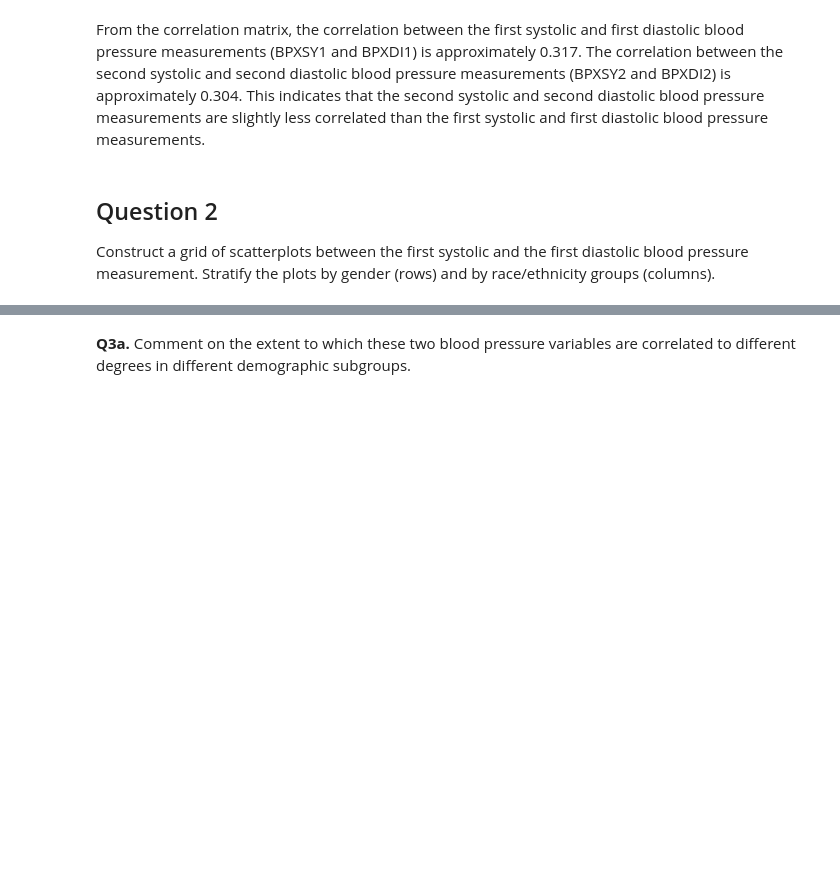
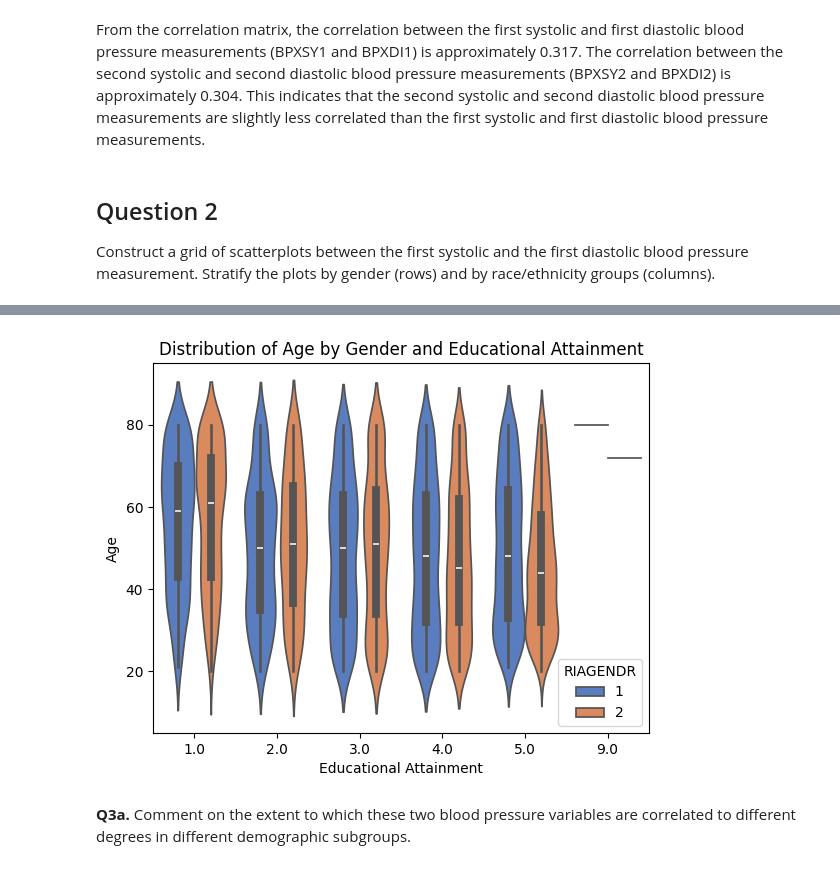
Before and after one commit to emirmaciastec/MEM_M-todos_estadisticos, a Jupyter notebook: lab3_5_nhanes_multivariate_practice.ipynb, the cells around one changed output, grey strips where cells are left out. Saved outputs shown, nothing was run; the diff lists cells and outputs as text; code cells hidden in the pictures; blank space fills up the shorter version.

```diff
--- a/lab3_5_nhanes_multivariate_practice.ipynb
+++ b/lab3_5_nhanes_multivariate_practice.ipynb
@@ -75,2 +81,11 @@ Construct a grid of scatterplots between the first systolic and the first diasto
+# %%
+# Use violin plots to compare age distributions by gender and educational attainment
+sns.violinplot(x="DMDEDUC2", y="RIDAGEYR", hue="RIAGENDR", data=da, palette="muted")
+plt.xlabel("Educational Attainment")
+plt.ylabel("Age")
+plt.title("Distribution of Age by Gender and Educational Attainment")
+plt.show()
+# %% [output]
+[figure, added]
 # %% [markdown]
 __Q3a.__ Comment on the extent to which these two blood pressure variables are correlated to different degrees in different demographic subgroups.
```
Also changed, not shown: parts of 7 cells of this notebook.
